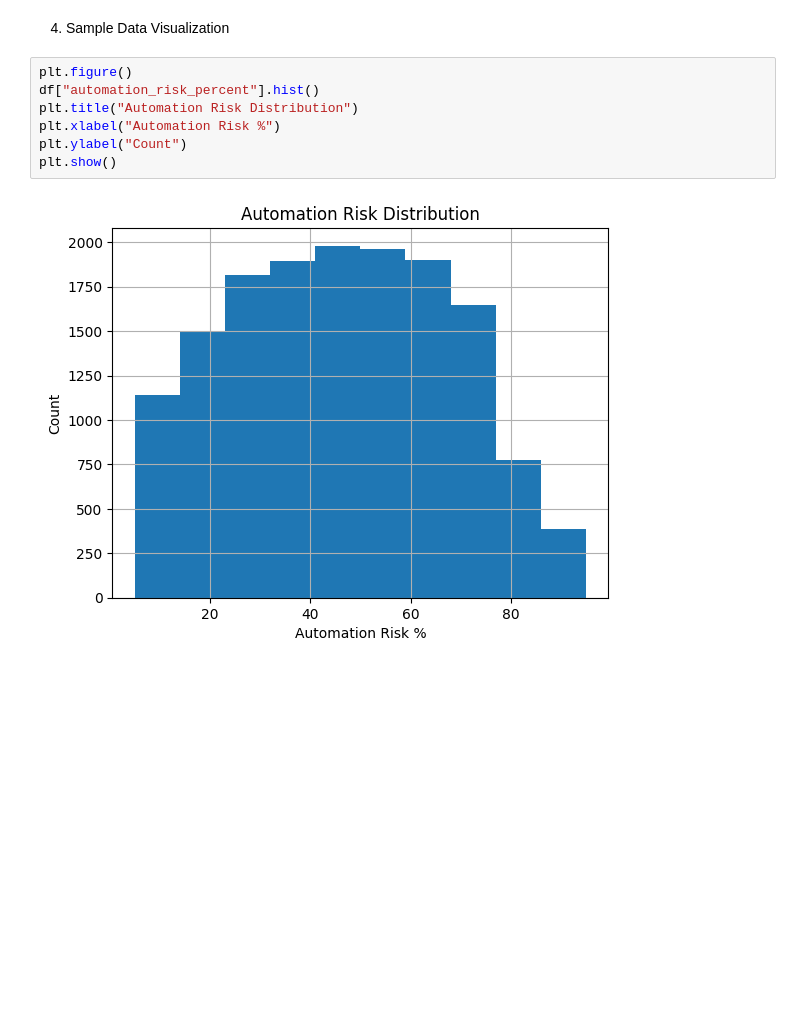
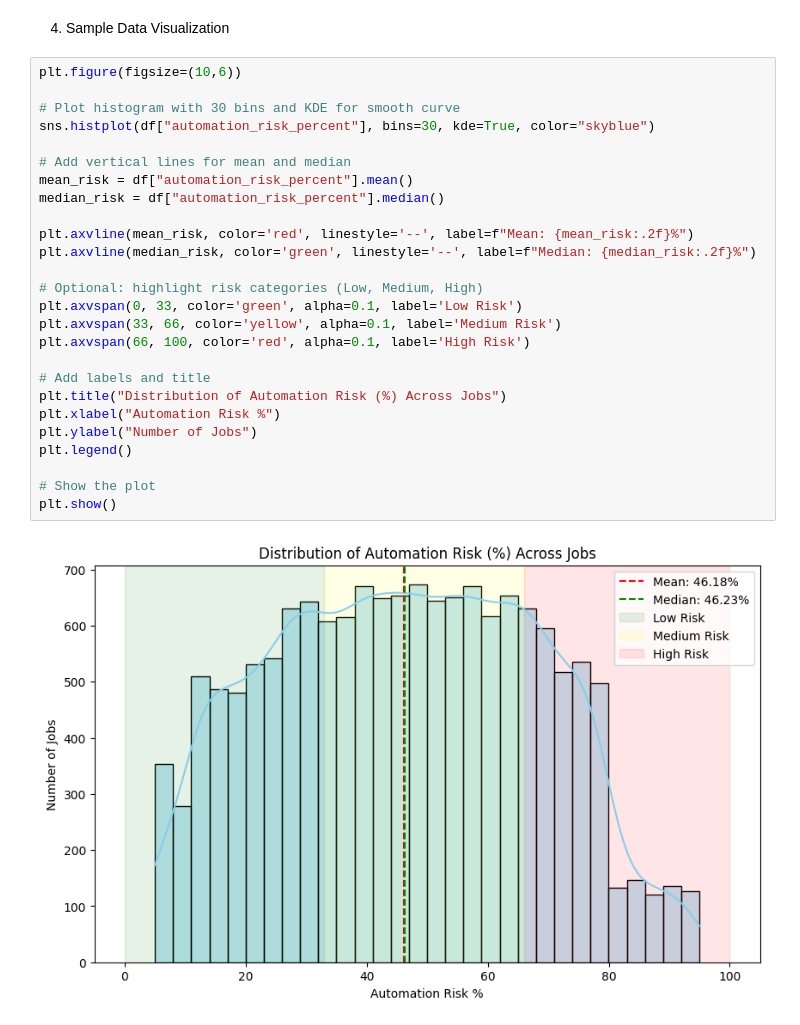
Before and after one commit to pleapthe/freerider_cs451_final, a Jupyter notebook: 3. Data Preprocessing.ipynb, the cells around one changed output. Saved outputs shown, nothing was run; the diff lists cells and outputs as text; blank space fills up the shorter version.

```diff
--- a/3. Data Preprocessing.ipynb
+++ b/3. Data Preprocessing.ipynb
@@ -62,11 +86,30 @@ for col in categorical_columns:
 # %% [markdown]
 4. Sample Data Visualization
 # %%
-plt.figure()
-df["automation_risk_percent"].hist()
-plt.title("Automation Risk Distribution")
+plt.figure(figsize=(10,6))
+
+# Plot histogram with 30 bins and KDE for smooth curve
+sns.histplot(df["automation_risk_percent"], bins=30, kde=True, color="skyblue")
+
+# Add vertical lines for mean and median
+mean_risk = df["automation_risk_percent"].mean()
+median_risk = df["automation_risk_percent"].median()
+
+plt.axvline(mean_risk, color='red', linestyle='--', label=f"Mean: {mean_risk:.2f}%")
+plt.axvline(median_risk, color='green', linestyle='--', label=f"Median: {median_risk:.2f}%")
+
+# Optional: highlight risk categories (Low, Medium, High)
+plt.axvspan(0, 33, color='green', alpha=0.1, label='Low Risk')
+plt.axvspan(33, 66, color='yellow', alpha=0.1, label='Medium Risk')
+plt.axvspan(66, 100, color='red', alpha=0.1, label='High Risk')
+
+# Add labels and title
+plt.title("Distribution of Automation Risk (%) Across Jobs")
 plt.xlabel("Automation Risk %")
-plt.ylabel("Count")
+plt.ylabel("Number of Jobs")
+plt.legend()
+
+# Show the plot
 plt.show()
 # %% [output]
-[figure, old version]
+[figure, new version]
```
Also changed, not shown: parts of 4 cells of this notebook, 6 other files.
